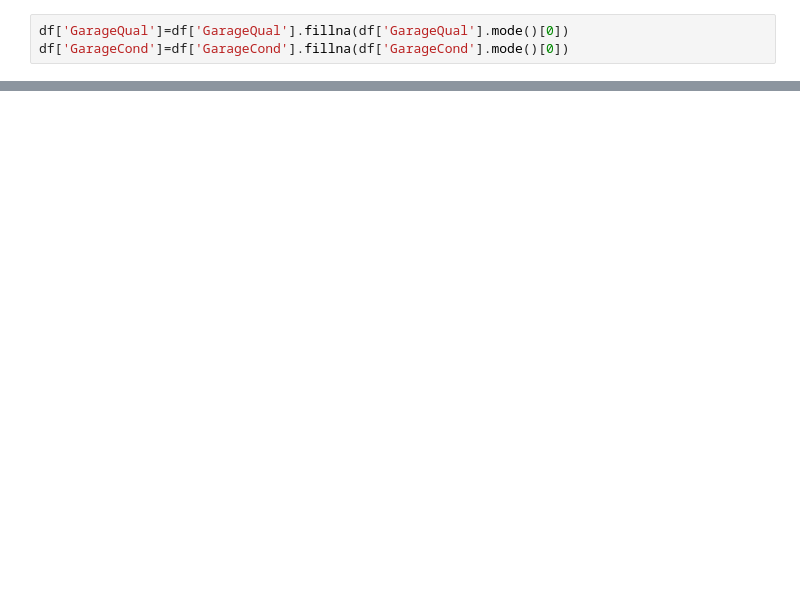
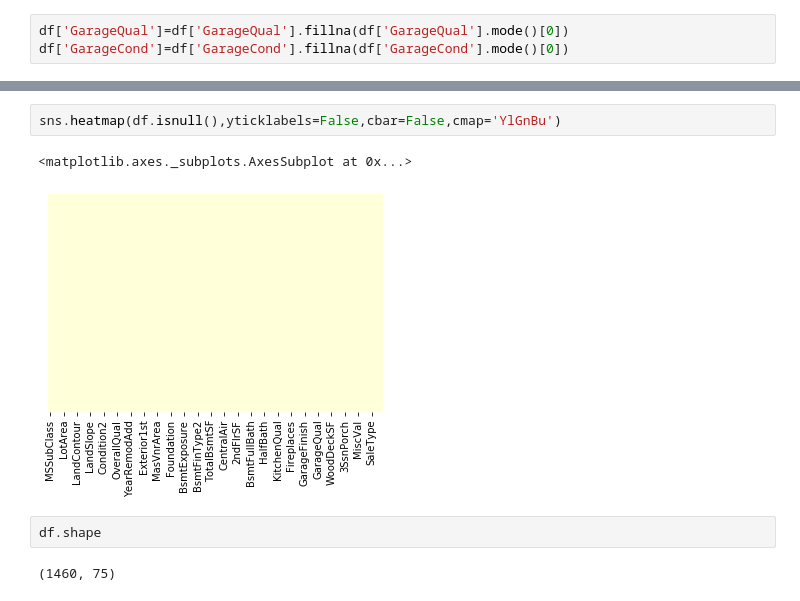
Before and after one commit to power-art/kaggle-competition, a Jupyter notebook: Advance house price prediction/kaggle project.ipynb, the cells around one changed output, grey strips where cells are left out. Saved outputs shown, nothing was run; the diff lists cells and outputs as text; blank space fills up the shorter version.

```diff
--- a/Advance house price prediction/kaggle project.ipynb
+++ b/Advance house price prediction/kaggle project.ipynb
@@ -115,0 +164,9 @@ df['GarageCond']=df['GarageCond'].fillna(df['GarageCond'].mode()[0])
+# %%
+sns.heatmap(df.isnull(),yticklabels=False,cbar=False,cmap='YlGnBu')
+# %% [output]
+<matplotlib.axes._subplots.AxesSubplot at 0x...>
+[figure, added]
+# %%
+df.shape
+# %% [output]
+(1460, 75)
```
Also changed, not shown: parts of 11 cells of this notebook, 1 other file.
